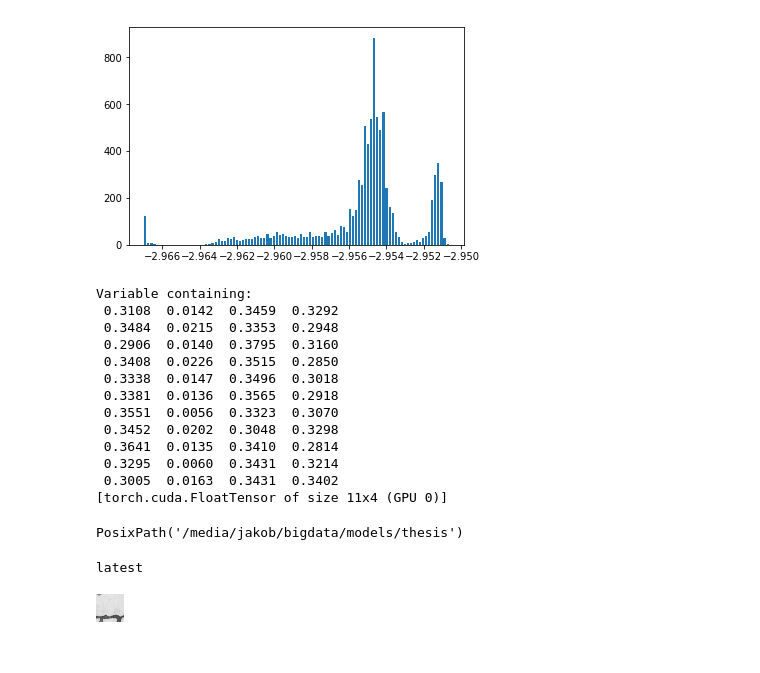
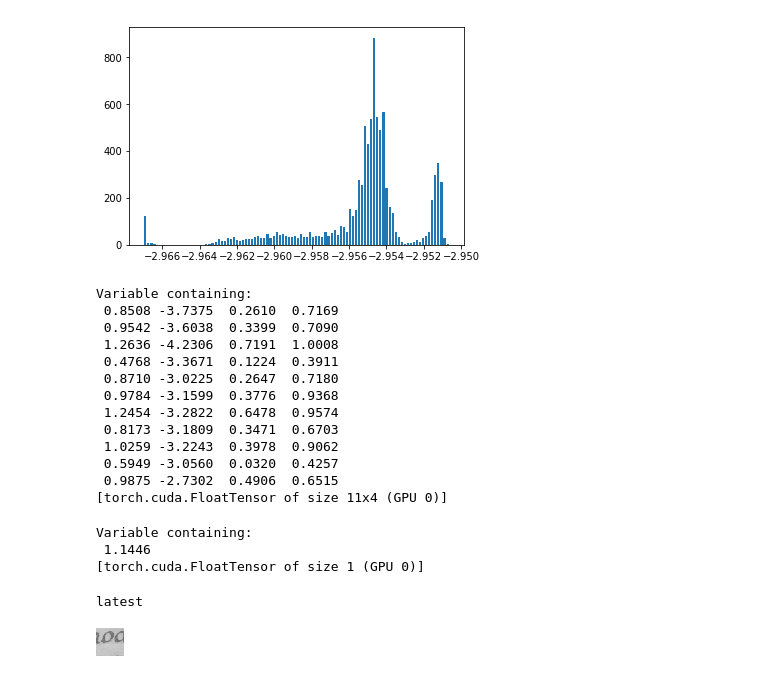
Before and after one commit to kaphka/imi-master-thesis, a Jupyter notebook: notebooks/experiments/ChenConvolutionalNeuralNetworks2017/test_pipeline.ipynb, the cells around one changed output. Drawn from its saved outputs; the diff is of its cells as text; code cells hidden in the pictures.

Commit message:
train improvements + graphs

```diff
--- a/notebooks/experiments/ChenConvolutionalNeuralNetworks2017/test_pipeline.ipynb
+++ b/notebooks/experiments/ChenConvolutionalNeuralNetworks2017/test_pipeline.ipynb
@@ -169,18 +173,19 @@ plt.show()
 # %%
 # model = Model(n_classes=4, in_channels=1, layers=2)
-loaded.model(torch.autograd.Variable(batch[0]).cuda())
+act = loaded.model(torch.autograd.Variable(batch[0]).cuda())
 # batch[1]
+act
 # %% [output]
 Variable containing:
- 0.3108  0.0142  0.3459  0.3292
- 0.3484  0.0215  0.3353  0.2948
- 0.2906  0.0140  0.3795  0.3160
- 0.3408  0.0226  0.3515  0.2850
- 0.3338  0.0147  0.3496  0.3018
- 0.3381  0.0136  0.3565  0.2918
- 0.3551  0.0056  0.3323  0.3070
- 0.3452  0.0202  0.3048  0.3298
- 0.3641  0.0135  0.3410  0.2814
- 0.3295  0.0060  0.3431  0.3214
- 0.3005  0.0163  0.3431  0.3402
+ 0.8508 -3.7375  0.2610  0.7169
+ 0.9542 -3.6038  0.3399  0.7090
+ 1.2636 -4.2306  0.7191  1.0008
+ 0.4768 -3.3671  0.1224  0.3911
+ 0.8710 -3.0225  0.2647  0.7180
+ 0.9784 -3.1599  0.3776  0.9368
+ 1.2454 -3.2822  0.6478  0.9574
+ 0.8173 -3.1809  0.3471  0.6703
+ 1.0259 -3.2243  0.3978  0.9062
+ 0.5949 -3.0560  0.0320  0.4257
+ 0.9875 -2.7302  0.4906  0.6515
 [torch.cuda.FloatTensor of size 11x4 (GPU 0)]
@@ -190,13 +192,16 @@ loaded = loaded.load(from_directory=str(env.models_folder/ 'ChenNet'/'Chen2017_n
-# %%
-env.models_folder
-# %% [output]
-PosixPath('/media/jakob/bigdata/models/thesis')
+# %%
+loss = torch.nn.CrossEntropyLoss()
+loss(act, torch.autograd.Variable(batch[1]).cuda())
+# %% [output]
+Variable containing:
+ 1.1446
+[torch.cuda.FloatTensor of size 1 (GPU 0)]
 # %%
 !ls /media/jakob/bigdata/models/thesis/ChenNet/Chen2017_np_tiles_balanced/trained/ChenNet2_4_01522868516/
 # %% [output]
 latest
 # %%
 img_set = array.Tiles(dataset_path)
-img_set[10][0]
+img_set[14000][0]
 # %% [output]
-[figure, old version]
+[figure, new version]
```
Also changed, not shown: parts of 4 cells of this notebook, 23 other files.
